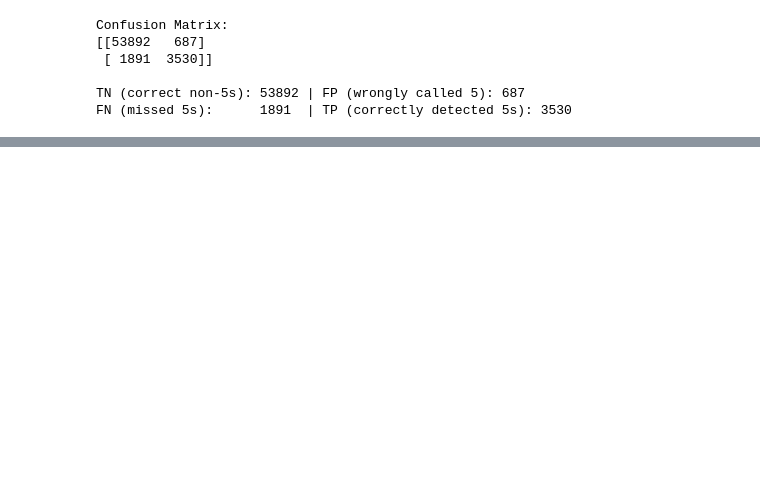
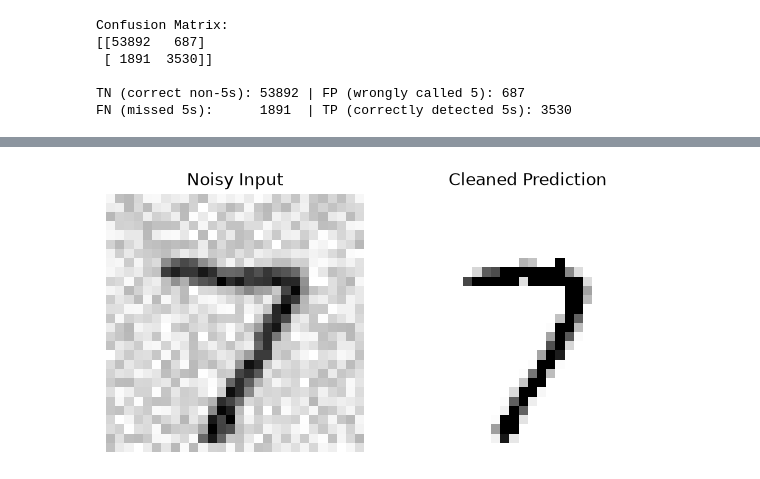
Before and after one commit to Hamshary99/mohamed-ai-learning, a Jupyter notebook: week1/day2/notebooks/Ch3_practice.ipynb, the cells around one changed output, grey strips where cells are left out. Saved outputs shown, nothing was run; the diff lists cells and outputs as text; code cells hidden in the pictures; blank space fills up the shorter version.

```diff
--- a/week1/day2/notebooks/Ch3_practice.ipynb
+++ b/week1/day2/notebooks/Ch3_practice.ipynb
@@ -499,0 +414,13 @@ plt.show()
+# %%
+# 1. Construct multilabel target array: [is_large, is_odd]
+y_train_large = (y_train >= 7)
+y_train_odd = (y_train % 2 == 1)
+y_multilabel = np.c_[y_train_large, y_train_odd]
+
+# 2. Train KNeighborsClassifier
+knn_clf = KNeighborsClassifier()
+knn_clf.fit(X_train[:10000], y_multilabel[:10000])
+
+# 3. Predict on some_digit (digit 5: not large [False], but odd [True])
+multilabel_pred = knn_clf.predict([some_digit])
+print("Multilabel prediction for digit 5 [is_large (>=7), is_odd]:", multilabel_pred[0])
@@ -499,0 +434,32 @@ plt.show()
+# %%
+# 1. Add random noise to training and test digits
+np.random.seed(42)
+noise_train = np.random.randint(0, 100, (len(X_train[:5000]), 784))
+noise_test = np.random.randint(0, 100, (len(X_test[:1000]), 784))
+
+X_train_mod = X_train[:5000] + noise_train
+y_train_mod = X_train[:5000]  # Clean original image is the target!
+
+X_test_mod = X_test[:1000] + noise_test
+y_test_mod = X_test[:1000]
+
+# 2. Train KNN on noisy inputs to predict clean pixels
+knn_clf.fit(X_train_mod, y_train_mod)
+
+# 3. Predict cleaned image for a test sample
+some_index = 0
+clean_digit_pred = knn_clf.predict([X_test_mod[some_index]])
+
+# 4. Display noisy vs. cleaned image
+fig, axes = plt.subplots(1, 2, figsize=(6, 3))
+axes[0].imshow(X_test_mod[some_index].reshape(28, 28), cmap="binary")
+axes[0].set_title("Noisy Input")
+axes[0].axis("off")
+
+axes[1].imshow(clean_digit_pred.reshape(28, 28), cmap="binary")
+axes[1].set_title("Cleaned Prediction")
+axes[1].axis("off")
+plt.tight_layout()
+plt.show()
+# %% [output]
+[figure, added]
```
Also changed, not shown: parts of 55 cells of this notebook, 1 other file.
